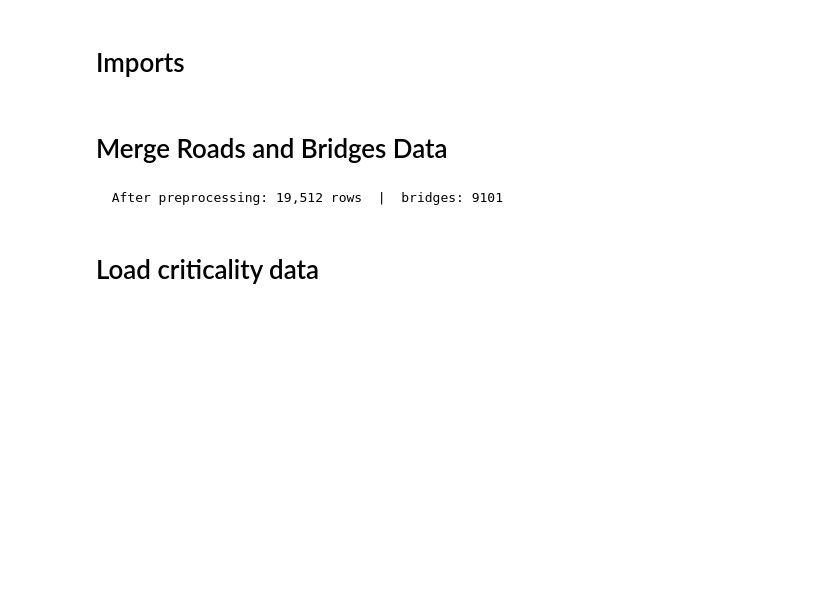
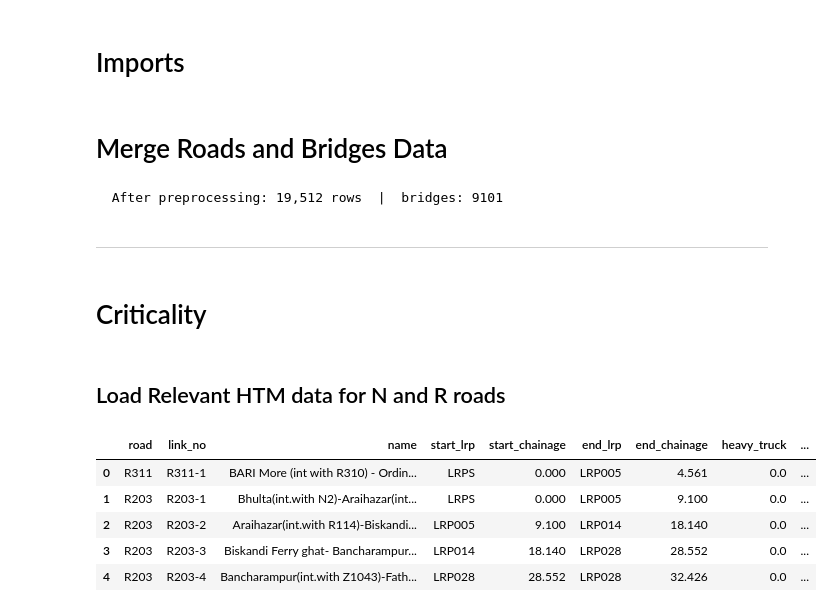
Before and after one commit to MeikeHR/EPA133a-G02-A4, a Jupyter notebook: EPA1352-G02-A4/notebook/Data Analysis 2.ipynb, the cells around one changed output. Saved outputs shown, nothing was run; the diff lists cells and outputs as text; code cells hidden in the pictures; blank space fills up the shorter version.

```diff
--- a/EPA1352-G02-A4/notebook/Data Analysis 2.ipynb
+++ b/EPA1352-G02-A4/notebook/Data Analysis 2.ipynb
@@ -75,16 +75,28 @@ if "condition_bmms" in df.columns:
 df.loc[mask_bridge, "condition"] = df.loc[mask_bridge, "condition"].fillna("Unknown")
 
 df = df[df["road"].str.match(r"^[NR]", na=False)].copy()
+df['model_type'] = df['type_simple'].apply(
+    lambda x: 'bridge' if x == 'Bridge' else 'link'
+)
 
-df = df.sort_values(["road", "chainage"]).reset_index(drop=True)
-print(f"  After preprocessing: {len(df):,} rows  |  bridges: {mask_bridge.sum()}")
+df_roads_bridges = df.sort_values(["road", "chainage"]).reset_index(drop=True)
+
+geometry  = [Point(xy) for xy in zip(df_roads_bridges['lon'], df_roads_bridges['lat'])]
+gdf_roads = gpd.GeoDataFrame(df_roads_bridges, geometry=geometry, crs="EPSG:4326")
+
+print(f"  After preprocessing: {len(gdf_roads):,} rows  |  bridges: {mask_bridge.sum()}")
+
 
 output_path = "../data/roads_after_dataanalysis.csv"
-df.to_csv(output_path, index=False)
+gdf_roads.to_csv(output_path, index=False)
 # %% [output]
   After preprocessing: 19,512 rows  |  bridges: 9101
+# %% [markdown]
+---
 # %% [markdown]
-# Load criticality data
+# Criticality
+# %% [markdown]
+## Load Relevant HTM data for N and R roads
 # %%
 col_names = [
     "link_no", "name",
@@ -122,0 +150,9 @@ combined.tail(20)
+# %%
+criticality_df.head(5)
+# %% [output]
+|  | road | link_no | name | start_lrp | start_chainage | end_lrp | end_chainage | heavy_truck | ... |
+| 0 | R311 | R311-1 | BARI More (int with R310) - Ordin... | LRPS | 0.000 | LRP005 | 4.561 | 0.0 | ... |
+| 1 | R203 | R203-1 | Bhulta(int.with N2)-Araihazar(int... | LRPS | 0.000 | LRP005 | 9.100 | 0.0 | ... |
+| 2 | R203 | R203-2 | Araihazar(int.with R114)-Biskandi... | LRP005 | 9.100 | LRP014 | 18.140 | 0.0 | ... |
+| 3 | R203 | R203-3 | Biskandi Ferry ghat- Bancharampur... | LRP014 | 18.140 | LRP028 | 28.552 | 0.0 | ... |
+| 4 | R203 | R203-4 | Bancharampur(int.with Z1043)-Fath... | LRP028 | 28.552 | LRP028 | 32.426 | 0.0 | ... |
```
Also changed, not shown: parts of 16 cells of this notebook, 2 other files.
